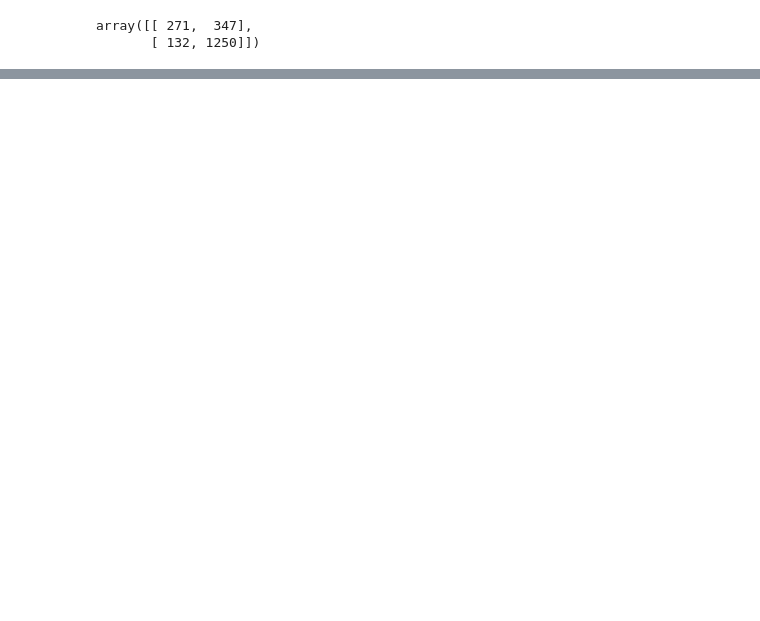
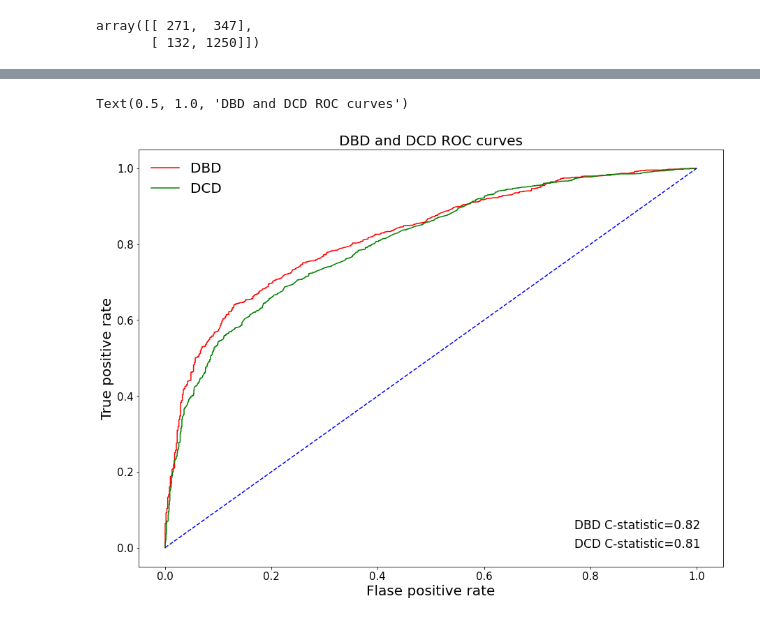
Before and after one commit to RoddyJaques/Organ-Donation-Consent-Prediction, a Jupyter notebook: New logistic regression.ipynb, the cells around one changed output, grey strips where cells are left out. Saved outputs shown, nothing was run; the diff lists cells and outputs as text; code cells hidden in the pictures; blank space fills up the shorter version.

Commit message:
Modelled LR for DBD and DCD and assesed models and plotted ROC

```diff
--- a/New logistic regression.ipynb
+++ b/New logistic regression.ipynb
@@ -68,8 +74,9 @@ LR_model = LogisticRegression(penalty='none',solver='newton-cg')
 DBD_LR = LR_model.fit(DBD_X_train,DBD_y_train)
 
 DBD_preds = DBD_LR.predict(DBD_X_test)
+DBD_prob= DBD_LR.predict_proba(DBD_X_test)
 
-confusion_matrix(DBD_y_test, DBD_preds)
+mets.confusion_matrix(DBD_y_test, DBD_preds)
 # %% [output]
 array([[ 271,  347],
        [ 132, 1250]])
@@ -75,0 +99,10 @@ array([[ 271,  347],
+# %%
+# fitting DCD logistic regression to training data with same settings as verification model
+LR_model = LogisticRegression(penalty='none',solver='newton-cg')
+
+DCD_LR = LR_model.fit(DCD_X_train,DCD_y_train)
+
+DCD_preds = DCD_LR.predict(DCD_X_test)
+DCD_prob= DCD_LR.predict_proba(DCD_X_test)
+
+mets.confusion_matrix(DCD_y_test, DCD_preds)
@@ -75,0 +128,30 @@ array([[ 271,  347],
+# %%
+# ROC curve for both models
+dbd_roc = mets.roc_curve(DBD_y_test, DBD_prob[:,1], pos_label=2)
+dbd_auc = mets.roc_auc_score(DBD_y_test, DBD_prob[:,1], labels=[1,2])
+dbd_c_stat = "DBD C-statistic=" + str(round(dbd_auc,2))
+
+dcd_roc = mets.roc_curve(DCD_y_test, DCD_prob[:,1], pos_label=2)
+dcd_auc = mets.roc_auc_score(DCD_y_test, DCD_prob[:,1], labels=[1,2])
+dcd_c_stat = "DCD C-statistic=" + str(round(dcd_auc,2))
+
+
+fig, ax = plt.subplots(1,1,figsize=[15,11],facecolor="white")
+ax.set_facecolor("white")
+
+ax.plot(dbd_roc[0],dbd_roc[1],"r")
+ax.plot(dcd_roc[0],dcd_roc[1],"g")
+ax.plot([0,1],[0,1],"--b")
+ax.tick_params(axis="y",labelsize=15)
+ax.tick_params(axis="x",labelsize=15)
+ax.legend(["DBD","DCD"],loc="best",fontsize=20,frameon=False)
+
+ax.text(0.77,0.05,dbd_c_stat, fontdict={'size':17, 'color':'black'})
+ax.text(0.77,0,dcd_c_stat, fontdict={'size':17, 'color':'black'})
+
+plt.xlabel("Flase positive rate",size=20)
+plt.ylabel("True positive rate",size=20)
+plt.title("DBD and DCD ROC curves",size=20)
+# %% [output]
+Text(0.5, 1.0, 'DBD and DCD ROC curves')
+[figure, added]
```
Also changed, not shown: parts of 4 cells of this notebook.
